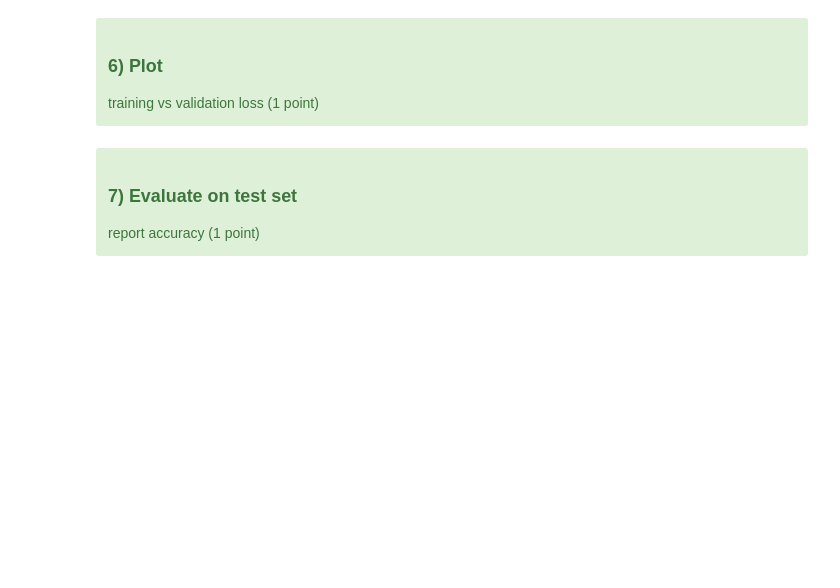
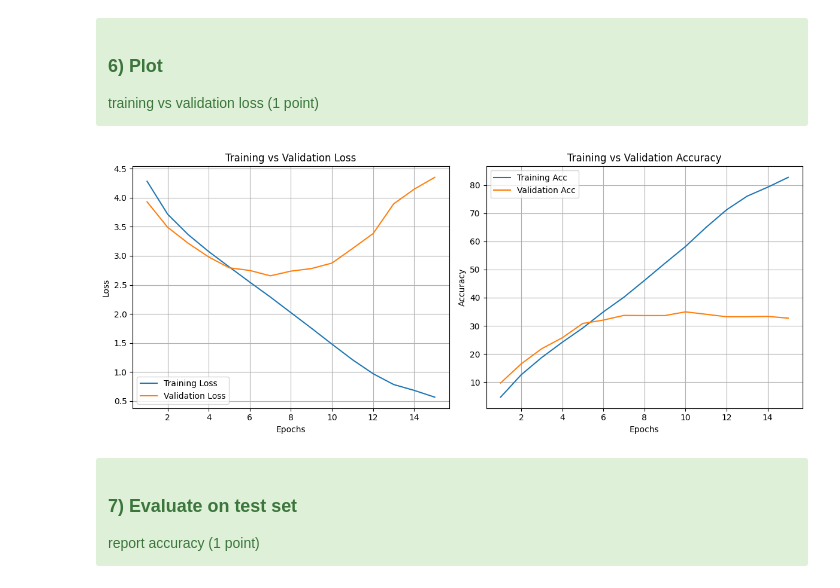
Before and after one commit to MahadAhmed25/4AL3, a Jupyter notebook: assignments/A4/Assignment4_starter.ipynb, the cells around one changed output. Saved outputs shown, nothing was run; the diff lists cells and outputs as text; code cells hidden in the pictures; blank space fills up the shorter version.

```diff
--- a/assignments/A4/Assignment4_starter.ipynb
+++ b/assignments/A4/Assignment4_starter.ipynb
@@ -435,7 +479,11 @@ model
     CrossEntropy + SGD (1 point)
 </div>
 # %%
-# CODE HERE
+
+criterion = nn.CrossEntropyLoss()
+
+lr = 0.1
+optimizer = torch.optim.SGD(model.parameters(), lr=lr)
 
 
 
@@ -473,7 +570,7 @@ def evaluate(...):
 # %%
 # CODE HERE
 # Set the training epochs
-epochs =
+epochs = 15
 train_losses, val_losses, train_accs, val_accs = [], [], [], []
 
 
@@ -482,4 +579,15 @@ train_losses, val_losses, train_accs, val_accs = [], [], [], []
 for epoch in range(1, epochs + 1):
     tr_loss, tr_acc = train_one_epoch(model, train_loader, optimizer, criterion, device)
     va_loss, va_acc = evaluate(model, val_loader, criterion, device)
-    ...
+
+
+    train_losses.append(tr_loss)
+    train_accs.append(tr_acc)
+    val_losses.append(va_loss)
+    val_accs.append(va_acc)
+
+    print(
+    f"Epoch {epoch:2d}/{epochs} | "
+    f"Train Loss: {tr_loss:7.4f} | Val Loss: {va_loss:7.4f} | "
+    f"Train Acc: {tr_acc*100:6.2f}% | Val Acc: {va_acc*100:6.2f}%"
+    )
@@ -490,9 +614,35 @@ for epoch in range(1, epochs + 1):
 </div>
 # %%
 # CODE HERE
+# Plot the "Training vs Validation Loss"
+
+epochs_range = range(1, epochs + 1)
 
 
+plt.figure(figsize=(12, 5))
+
+plt.subplot(1, 2, 1)
+plt.plot(epochs_range, train_losses, label='Training Loss')
+plt.plot(epochs_range, val_losses, label='Validation Loss')
+plt.xlabel('Epochs')
+plt.ylabel('Loss')
+plt.title('Training vs Validation Loss')
+plt.legend()
+plt.grid(True)
+
+plt.subplot(1, 2, 2)
+plt.plot(epochs_range, [acc * 100 for acc in train_accs], label='Training Acc')
+plt.plot(epochs_range, [acc * 100 for acc in val_accs], label='Validation Acc')
+plt.xlabel('Epochs')
+plt.ylabel('Accuracy')
+plt.title('Training vs Validation Accuracy')
+plt.legend()
+plt.grid(True)
+
+plt.tight_layout()
 plt.show()
+# %% [output]
+[figure, added]
 # %% [markdown]
 <div class="alert alert-success">
     <h3>7) Evaluate on test set</h3>
```
Also changed, not shown: parts of 7 cells of this notebook.
